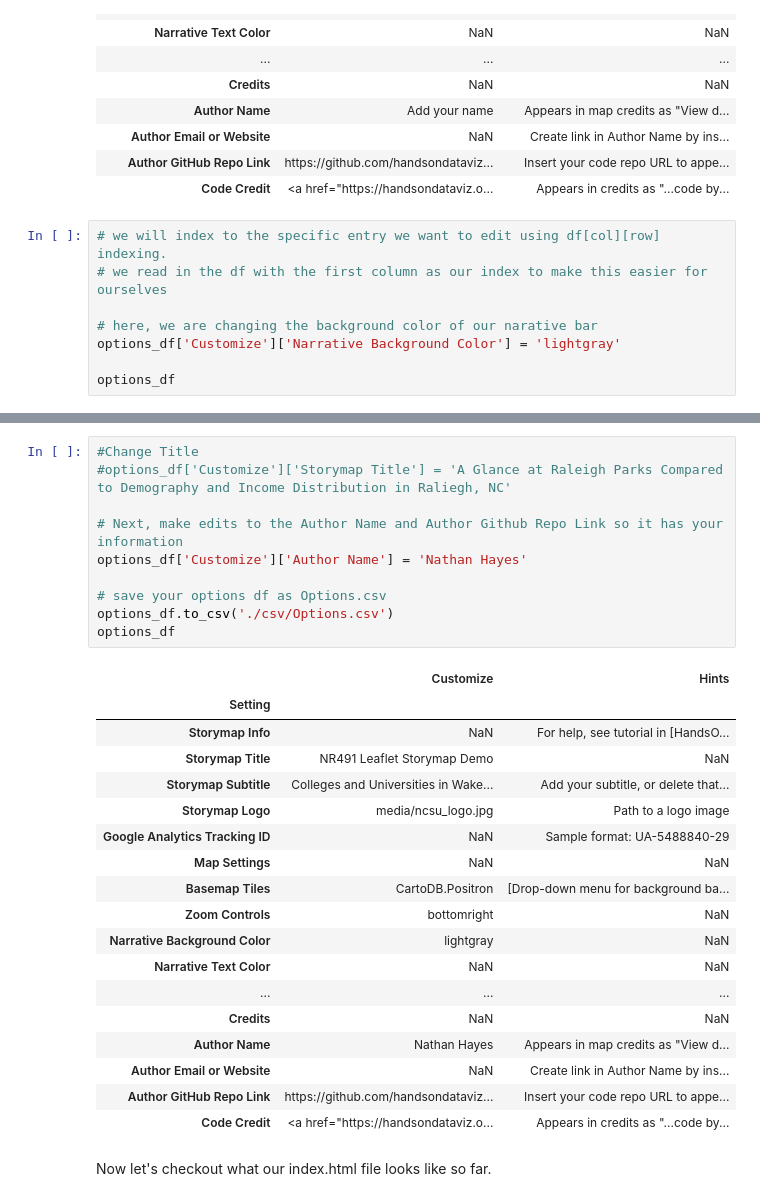
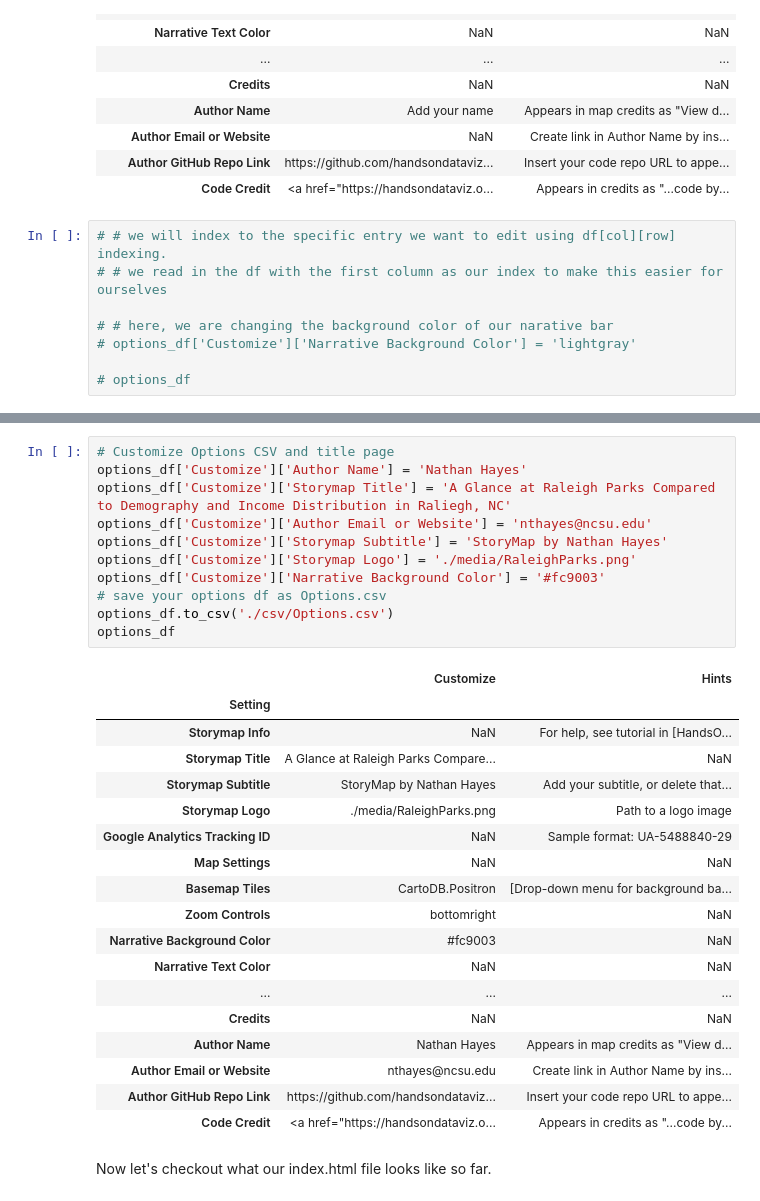
Before and after one commit to nthayes11/nthayes_storymap_repo, a Jupyter notebook: storymap.ipynb, the cells around one changed output, grey strips where cells are left out. Saved outputs shown, nothing was run; the diff lists cells and outputs as text.

Commit message:
chapter name changes and chp 3 edits

```diff
--- a/storymap.ipynb
+++ b/storymap.ipynb
@@ -157,10 +157,10 @@ options_df
 | Author GitHub Repo Link | https://github.com/handsondataviz... | Insert your code repo URL to appe... |
 | Code Credit | <a href="https://handsondataviz.o... | Appears in credits as "...code by... |
 # %%
-# we will index to the specific entry we want to edit using df[col][row] indexing.
-# we read in the df with the first column as our index to make this easier for ourselves
+# # we will index to the specific entry we want to edit using df[col][row] indexing.
+# # we read in the df with the first column as our index to make this easier for ourselves
 
-# here, we are changing the background color of our narative bar
-options_df['Customize']['Narrative Background Color'] = 'lightgray'
+# # here, we are changing the background color of our narative bar
+# options_df['Customize']['Narrative Background Color'] = 'lightgray'
 
-options_df
+# options_df
@@ -186,30 +167,31 @@ options_df
 # %%
-#Change Title
-#options_df['Customize']['Storymap Title'] = 'A Glance at Raleigh Parks Compared to Demography and Income Distribution in Raliegh, NC'
-
-# Next, make edits to the Author Name and Author Github Repo Link so it has your information
+# Customize Options CSV and title page
 options_df['Customize']['Author Name'] = 'Nathan Hayes'
-
+options_df['Customize']['Storymap Title'] = 'A Glance at Raleigh Parks Compared to Demography and Income Distribution in Raliegh, NC'
+options_df['Customize']['Author Email or Website'] = 'nthayes@ncsu.edu'
+options_df['Customize']['Storymap Subtitle'] = 'StoryMap by Nathan Hayes'
+options_df['Customize']['Storymap Logo'] = './media/RaleighParks.png'
+options_df['Customize']['Narrative Background Color'] = '#fc9003'
 # save your options df as Options.csv
 options_df.to_csv('./csv/Options.csv')
 options_df
 # %% [output]
 |  | Customize | Hints |
 | Setting |  |  |
 | Storymap Info | NaN | For help, see tutorial in [HandsO... |
-| Storymap Title | NR491 Leaflet Storymap Demo | NaN |
-| Storymap Subtitle | Colleges and Universities in Wake... | Add your subtitle, or delete that... |
-| Storymap Logo | media/ncsu_logo.jpg | Path to a logo image |
+| Storymap Title | A Glance at Raleigh Parks Compare... | NaN |
+| Storymap Subtitle | StoryMap by Nathan Hayes | Add your subtitle, or delete that... |
+| Storymap Logo | ./media/RaleighParks.png | Path to a logo image |
 | Google Analytics Tracking ID | NaN | Sample format: UA-5488840-29 |
 | Map Settings | NaN | NaN |
 | Basemap Tiles | CartoDB.Positron | [Drop-down menu for background ba... |
 | Zoom Controls | bottomright | NaN |
-| Narrative Background Color | lightgray | NaN |
+| Narrative Background Color | #fc9003 | NaN |
 | Narrative Text Color | NaN | NaN |
 | ... | ... | ... |
 | Credits | NaN | NaN |
 | Author Name | Nathan Hayes | Appears in map credits as "View d... |
-| Author Email or Website | NaN | Create link in Author Name by ins... |
+| Author Email or Website | nthayes@ncsu.edu | Create link in Author Name by ins... |
 | Author GitHub Repo Link | https://github.com/handsondataviz... | Insert your code repo URL to appe... |
 | Code Credit | <a href="https://handsondataviz.o... | Appears in credits as "...code by... |
 # %% [markdown]
```
Also changed, not shown: parts of 3 cells of this notebook, 3 other files.
